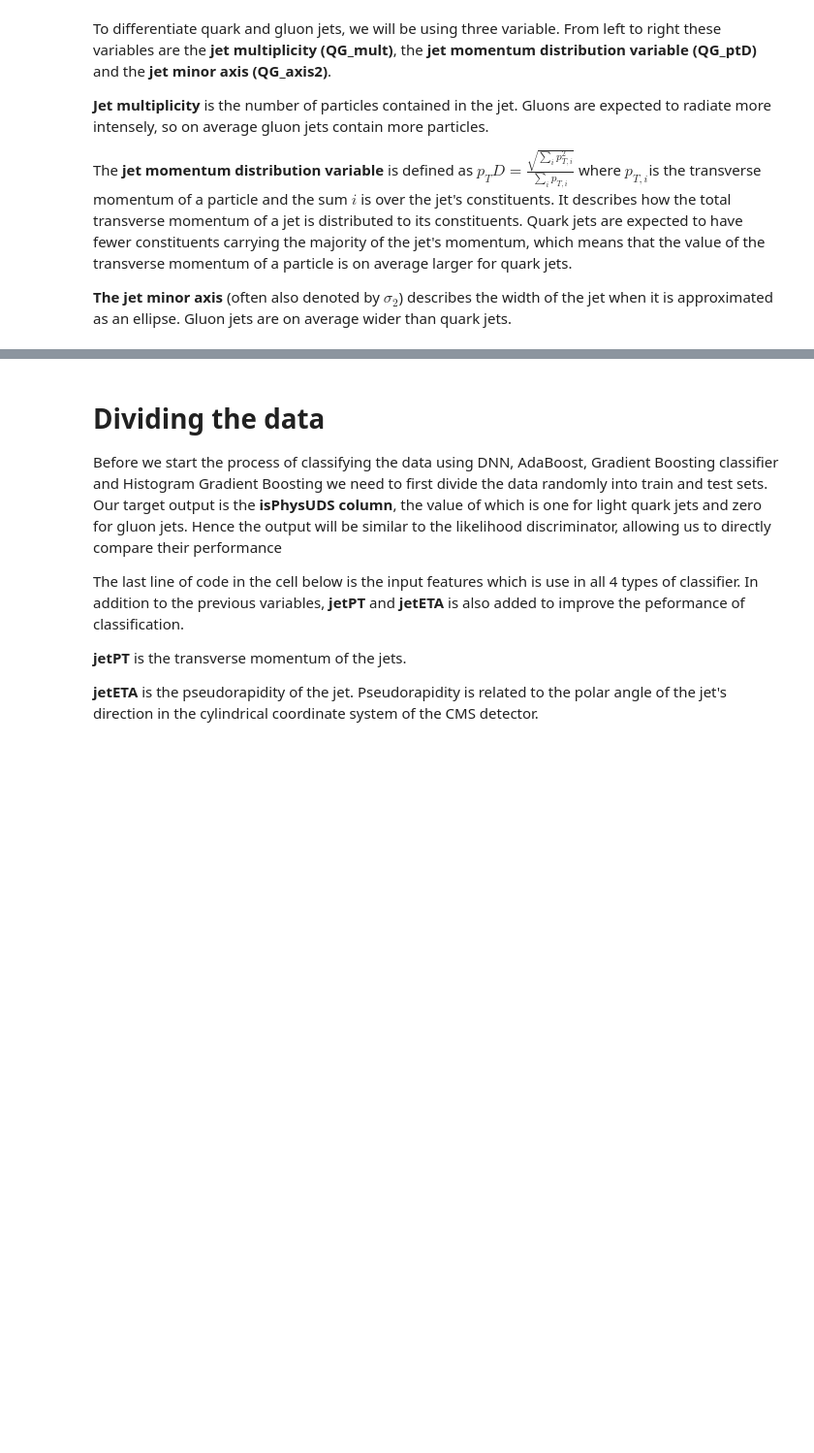
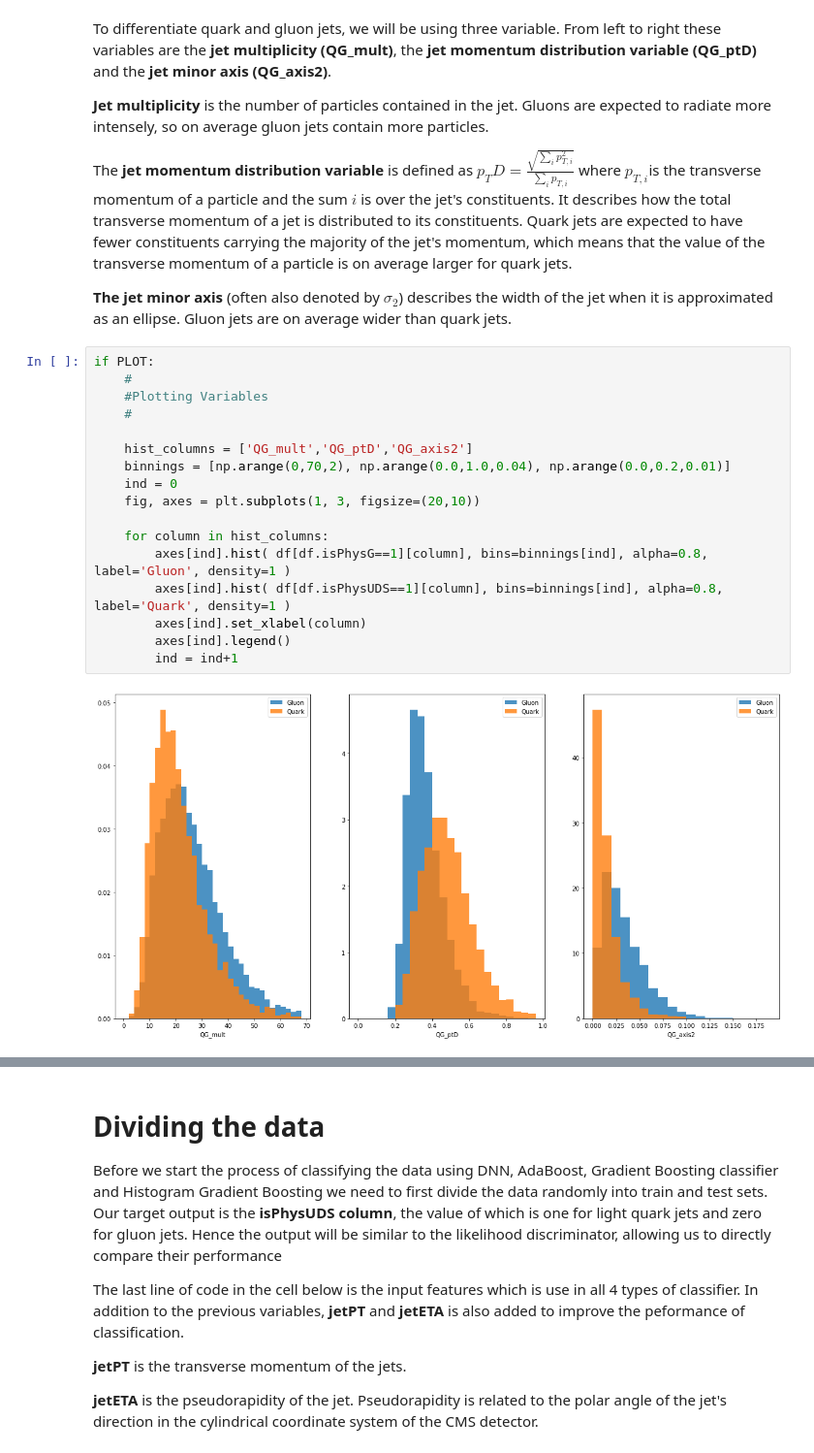
Before and after one commit to ncpp-my/opendata-cms-ml, a Jupyter notebook: notebooks/ML_BDT_PY.ipynb, the cells around one changed output, grey strips where cells are left out. Shown: that part at 97% size. Cells and saved outputs as stored; diff of their text form; blank space fills up the shorter version.

```diff
--- a/notebooks/ML_BDT_PY.ipynb
+++ b/notebooks/ML_BDT_PY.ipynb
@@ -79,5 +79,24 @@ To differentiate quark and gluon jets, we will be using three variable. From lef
 The **jet momentum distribution variable** is defined as $ p_{T} D = \frac{\sqrt{\sum_i p_{T,i}^2}}{\sum_i p_{T,i}} $ where $p_{T,i} $is the transverse momentum of a particle and the sum $ i $ is over the jet's constituents. It describes how the total transverse momentum of a jet is distributed to its constituents. Quark jets are expected to have fewer constituents carrying the majority of the jet's momentum, which means that the value of the transverse momentum of a particle is on average larger for quark jets.
 
 **The jet minor axis** (often also denoted by $ \sigma_{2} $) describes the width of the jet when it is approximated as an ellipse. Gluon jets are on average wider than quark jets.
+# %%
+if PLOT:
+    #
+    #Plotting Variables
+    #
+
+    hist_columns = ['QG_mult','QG_ptD','QG_axis2']
+    binnings = [np.arange(0,70,2), np.arange(0.0,1.0,0.04), np.arange(0.0,0.2,0.01)]
+    ind = 0
+    fig, axes = plt.subplots(1, 3, figsize=(20,10))
+
+    for column in hist_columns:
+        axes[ind].hist( df[df.isPhysG==1][column], bins=binnings[ind], alpha=0.8, label='Gluon', density=1 )
+        axes[ind].hist( df[df.isPhysUDS==1][column], bins=binnings[ind], alpha=0.8, label='Quark', density=1 )
+        axes[ind].set_xlabel(column)
+        axes[ind].legend()
+        ind = ind+1
+# %% [output]
+[figure, added]
 # %%
 if PLOT:
```
Also changed, not shown: parts of 1 cell of this notebook.
